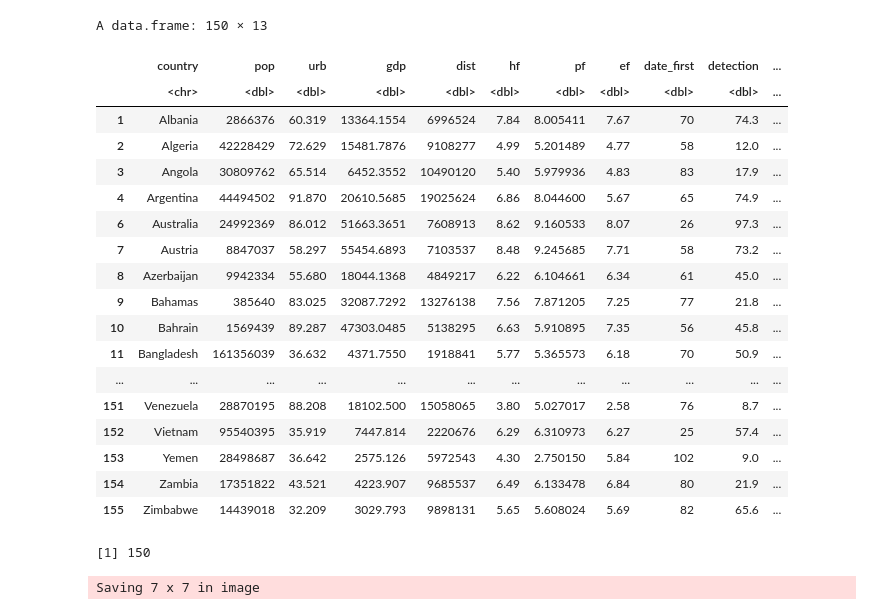
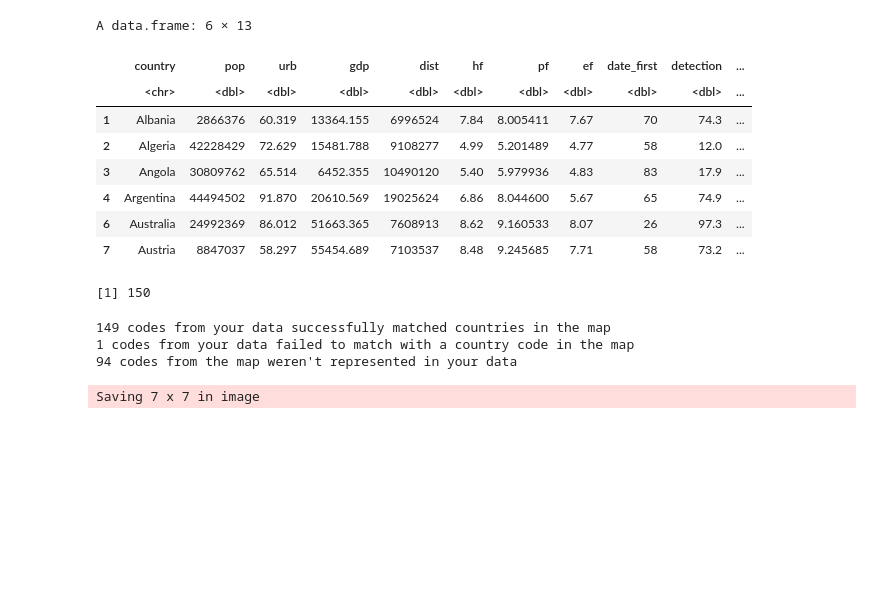
Before and after one commit to nori0724/COVID-19, a Jupyter notebook: notebook/修論用/探索的データ解析plot用.ipynb, the cells around one changed output. Drawn from its saved outputs; the diff is of its cells as text; code cells hidden in the pictures; blank space fills up the shorter version.

```diff
--- a/notebook/修論用/探索的データ解析plot用.ipynb
+++ b/notebook/修論用/探索的データ解析plot用.ipynb
@@ -12,32 +15,28 @@ The following objects are masked from ‘package:psych’:
 # %%
 #df = read.csv("../../data/data_covid_fix_name_code_coordinate_ltaly_medianage_hdi_density.csv")
 df <- read.xlsx("../../data/data_covid_fix_name.xlsx")
 df <- na.omit(df)
-df
+head(df)
 # %% [output]
-A data.frame: 150 × 13
+A data.frame: 6 × 13
 |  | country | pop | urb | gdp | dist | hf | pf | ef | date_first | detection | ... |
 |  | <chr> | <dbl> | <dbl> | <dbl> | <dbl> | <dbl> | <dbl> | <dbl> | <dbl> | <dbl> | ... |
-| 1 | Albania | 2866376 | 60.319 | 13364.1554 | 6996524 | 7.84 | 8.005411 | 7.67 | 70 | 74.3 | ... |
-| 2 | Algeria | 42228429 | 72.629 | 15481.7876 | 9108277 | 4.99 | 5.201489 | 4.77 | 58 | 12.0 | ... |
-| 3 | Angola | 30809762 | 65.514 | 6452.3552 | 10490120 | 5.40 | 5.979936 | 4.83 | 83 | 17.9 | ... |
-| 4 | Argentina | 44494502 | 91.870 | 20610.5685 | 19025624 | 6.86 | 8.044600 | 5.67 | 65 | 74.9 | ... |
-| 6 | Australia | 24992369 | 86.012 | 51663.3651 | 7608913 | 8.62 | 9.160533 | 8.07 | 26 | 97.3 | ... |
-| 7 | Austria | 8847037 | 58.297 | 55454.6893 | 7103537 | 8.48 | 9.245685 | 7.71 | 58 | 73.2 | ... |
-| 8 | Azerbaijan | 9942334 | 55.680 | 18044.1368 | 4849217 | 6.22 | 6.104661 | 6.34 | 61 | 45.0 | ... |
-| 9 | Bahamas | 385640 | 83.025 | 32087.7292 | 13276138 | 7.56 | 7.871205 | 7.25 | 77 | 21.8 | ... |
-| 10 | Bahrain | 1569439 | 89.287 | 47303.0485 | 5138295 | 6.63 | 5.910895 | 7.35 | 56 | 45.8 | ... |
-| 11 | Bangladesh | 161356039 | 36.632 | 4371.7550 | 1918841 | 5.77 | 5.365573 | 6.18 | 70 | 50.9 | ... |
-| ... | ... | ... | ... | ... | ... | ... | ... | ... | ... | ... | ... |
-| 151 | Venezuela | 28870195 | 88.208 | 18102.500 | 15058065 | 3.80 | 5.027017 | 2.58 | 76 | 8.7 | ... |
-| 152 | Vietnam | 95540395 | 35.919 | 7447.814 | 2220676 | 6.29 | 6.310973 | 6.27 | 25 | 57.4 | ... |
-| 153 | Yemen | 28498687 | 36.642 | 2575.126 | 5972543 | 4.30 | 2.750150 | 5.84 | 102 | 9.0 | ... |
-| 154 | Zambia | 17351822 | 43.521 | 4223.907 | 9685537 | 6.49 | 6.133478 | 6.84 | 80 | 21.9 | ... |
-| 155 | Zimbabwe | 14439018 | 32.209 | 3029.793 | 9898131 | 5.65 | 5.608024 | 5.69 | 82 | 65.6 | ... |
+| 1 | Albania | 2866376 | 60.319 | 13364.155 | 6996524 | 7.84 | 8.005411 | 7.67 | 70 | 74.3 | ... |
+| 2 | Algeria | 42228429 | 72.629 | 15481.788 | 9108277 | 4.99 | 5.201489 | 4.77 | 58 | 12.0 | ... |
+| 3 | Angola | 30809762 | 65.514 | 6452.355 | 10490120 | 5.40 | 5.979936 | 4.83 | 83 | 17.9 | ... |
+| 4 | Argentina | 44494502 | 91.870 | 20610.569 | 19025624 | 6.86 | 8.044600 | 5.67 | 65 | 74.9 | ... |
+| 6 | Australia | 24992369 | 86.012 | 51663.365 | 7608913 | 8.62 | 9.160533 | 8.07 | 26 | 97.3 | ... |
+| 7 | Austria | 8847037 | 58.297 | 55454.689 | 7103537 | 8.48 | 9.245685 | 7.71 | 58 | 73.2 | ... |
 # %%
 nrow(df)
 # %% [output]
 [1] 150
+# %%
+map_obj <- joinCountryData2Map(df, joinCode="NAME", nameJoinColumn="country")
+# %% [output]
+149 codes from your data successfully matched countries in the map
+1 codes from your data failed to match with a country code in the map
+94 codes from the map weren't represented in your data
 # %%
 # pop
 
```
Also changed, not shown: parts of 10 cells of this notebook.
